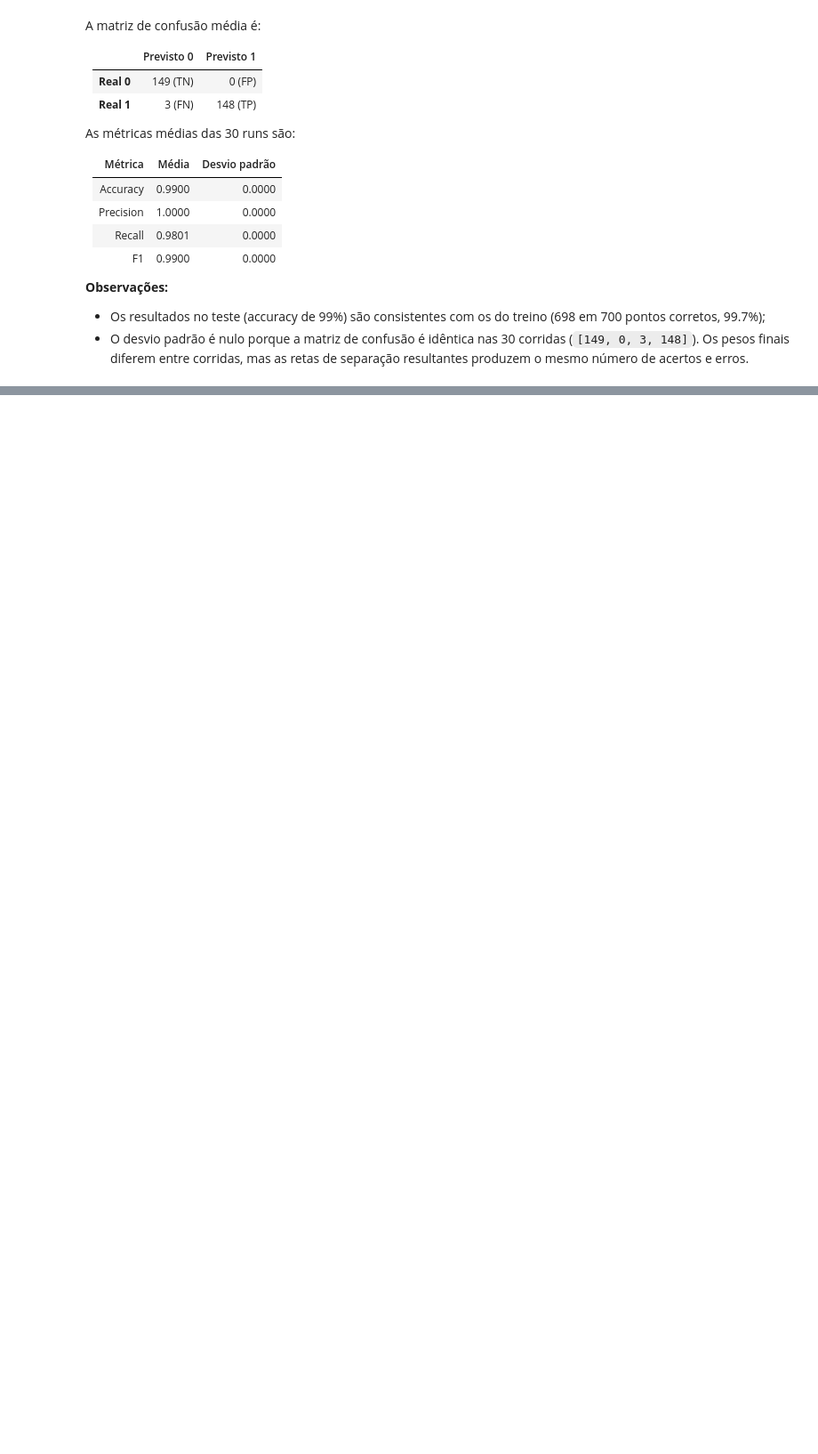
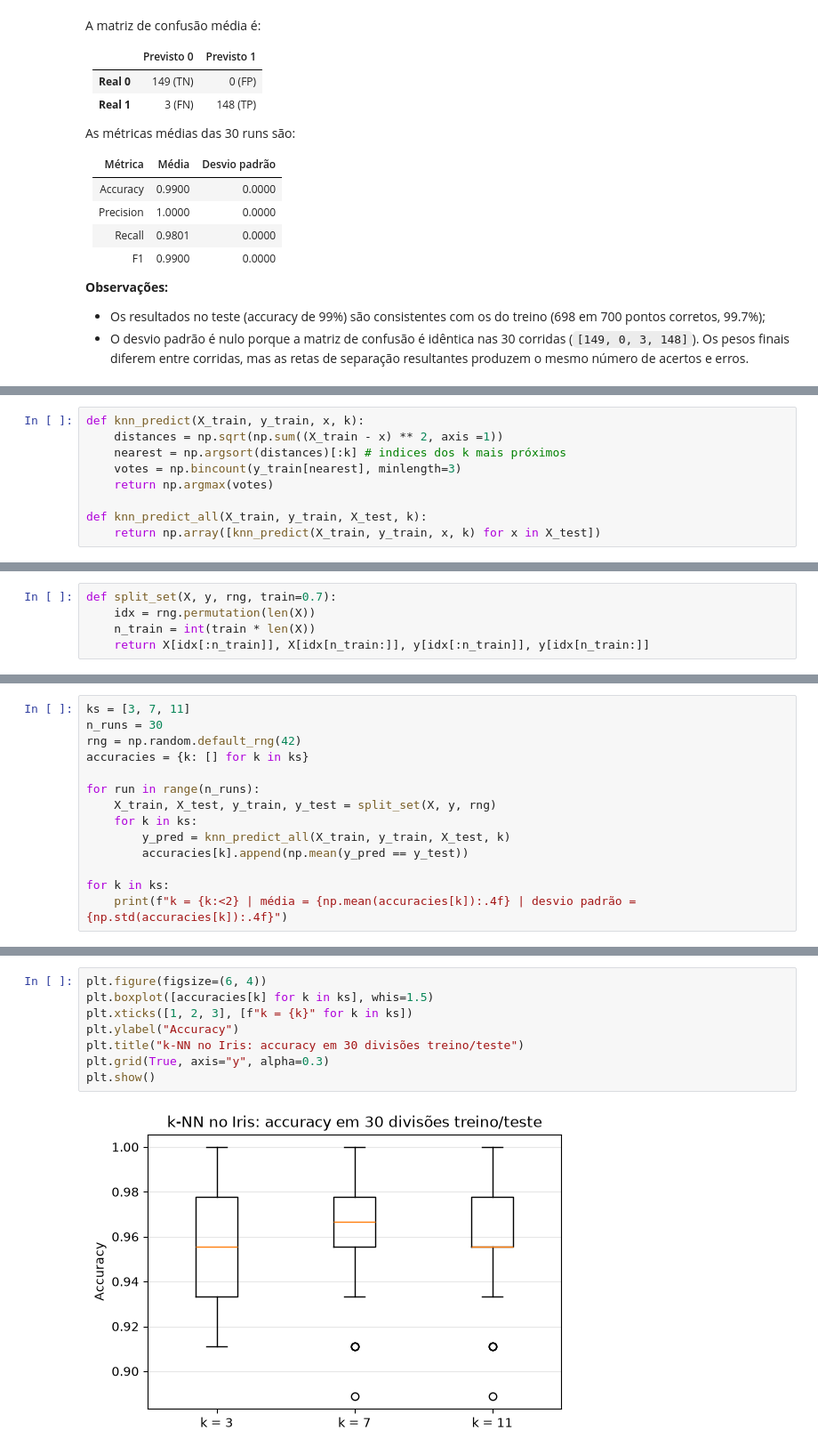
Before and after one commit to Lopes2711/IAA, a Jupyter notebook: sup_learning/sup_learning.ipynb, the cells around one changed output, grey strips where cells are left out. Shown at 89% size. Cells and saved outputs as stored; diff of their text form; blank space fills up the shorter version.

```diff
--- a/sup_learning/sup_learning.ipynb
+++ b/sup_learning/sup_learning.ipynb
@@ -507,0 +543,9 @@ As métricas médias das 30 runs são:
+# %%
+def knn_predict(X_train, y_train, x, k):
+    distances = np.sqrt(np.sum((X_train - x) ** 2, axis =1))
+    nearest = np.argsort(distances)[:k] # indices dos k mais próximos
+    votes = np.bincount(y_train[nearest], minlength=3)
+    return np.argmax(votes)
+
+def knn_predict_all(X_train, y_train, X_test, k):
+    return np.array([knn_predict(X_train, y_train, x, k) for x in X_test])
@@ -507,0 +558,5 @@ As métricas médias das 30 runs são:
+# %%
+def split_set(X, y, rng, train=0.7):
+    idx = rng.permutation(len(X))
+    n_train = int(train * len(X))
+    return X[idx[:n_train]], X[idx[n_train:]], y[idx[:n_train]], y[idx[n_train:]]
@@ -507,0 +565,14 @@ As métricas médias das 30 runs são:
+# %%
+ks = [3, 7, 11]
+n_runs = 30
+rng = np.random.default_rng(42)
+accuracies = {k: [] for k in ks}
+
+for run in range(n_runs):
+    X_train, X_test, y_train, y_test = split_set(X, y, rng)
+    for k in ks:
+        y_pred = knn_predict_all(X_train, y_train, X_test, k)
+        accuracies[k].append(np.mean(y_pred == y_test))
+
+for k in ks:
+    print(f"k = {k:<2} | média = {np.mean(accuracies[k]):.4f} | desvio padrão = {np.std(accuracies[k]):.4f}")
@@ -507,0 +598,10 @@ As métricas médias das 30 runs são:
+# %%
+plt.figure(figsize=(6, 4))
+plt.boxplot([accuracies[k] for k in ks], whis=1.5)
+plt.xticks([1, 2, 3], [f"k = {k}" for k in ks])
+plt.ylabel("Accuracy")
+plt.title("k-NN no Iris: accuracy em 30 divisões treino/teste")
+plt.grid(True, axis="y", alpha=0.3)
+plt.show()
+# %% [output]
+[figure, added]
```
Also changed, not shown: parts of 22 cells of this notebook.
